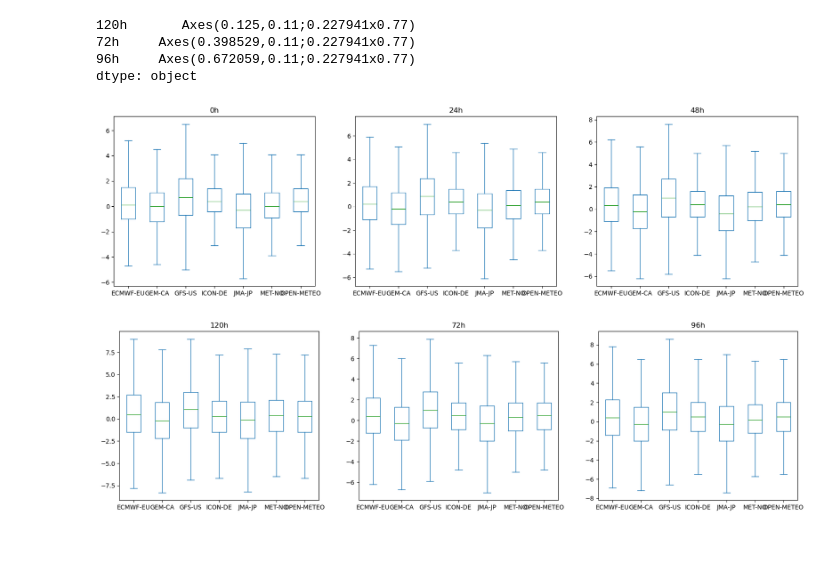
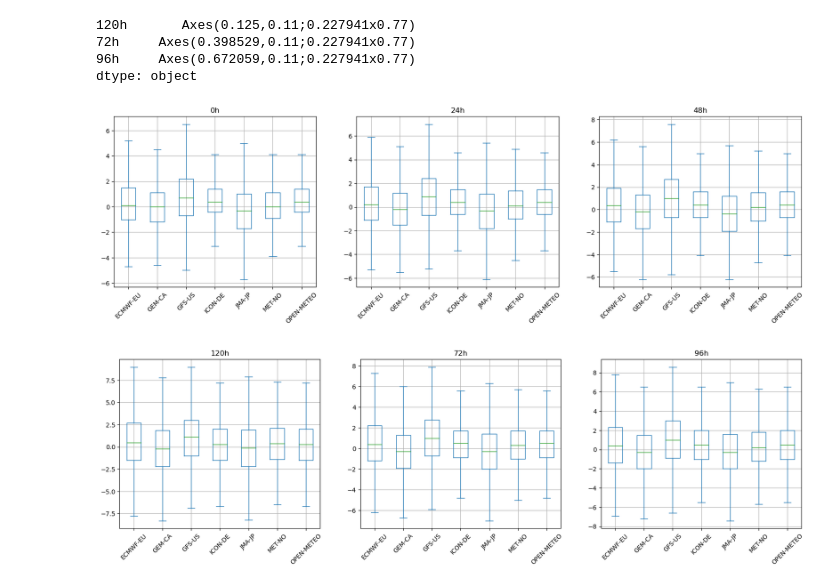
Before and after one commit to LaurentiuStoleriu/python-wsl, a Jupyter notebook: METEO/read-analyze-ALL.ipynb, the cells around one changed output. Cells and saved outputs as stored; diff of their text form; code cells hidden in the pictures; blank space fills up the shorter version.

Commit message:
graphs

```diff
--- a/METEO/read-analyze-ALL.ipynb
+++ b/METEO/read-analyze-ALL.ipynb
@@ -71,13 +71,13 @@ allDataDiff = allDataDiff.reset_index()
 # %%
 plotAllDataDiff = allDataDiff[['Real', '0h', '24h', '48h', 'Model']]
 #sns.displot(plotAllDataDiff, x="0h", hue="Model", stat="density")
 #plotAllDataDiff.hist(by='Model')
-plotAllDataDiff.plot.box(by='Model', showfliers=False, figsize=(20, 5))
-allDataDiff.plot.box(column=['72h', '96h', '120h'], by='Model', showfliers=False, figsize=(20, 5))
+plotAllDataDiff.plot.box(by='Model', showfliers=False, figsize=(20, 5), grid=True, rot=45)
+allDataDiff.plot.box(column=['72h', '96h', '120h'], by='Model', showfliers=False, figsize=(20, 5), grid=True, rot=45)
 # %% [output]
 120h       Axes(0.125,0.11;0.227941x0.77)
 72h     Axes(0.398529,0.11;0.227941x0.77)
 96h     Axes(0.672059,0.11;0.227941x0.77)
 dtype: object
-[figure, old version]
+[figure, new version]
-[figure, old version]
+[figure, new version]
```
Also changed, not shown: 2 other files.
